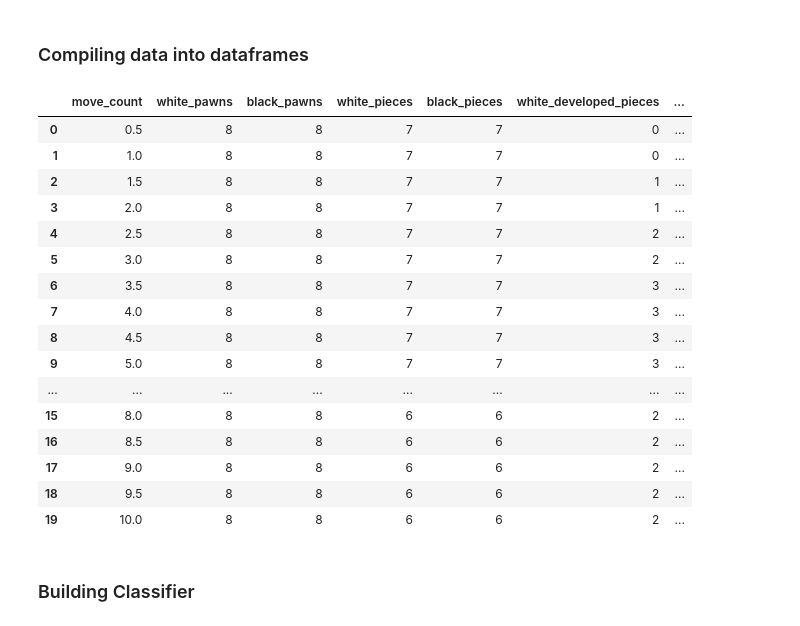
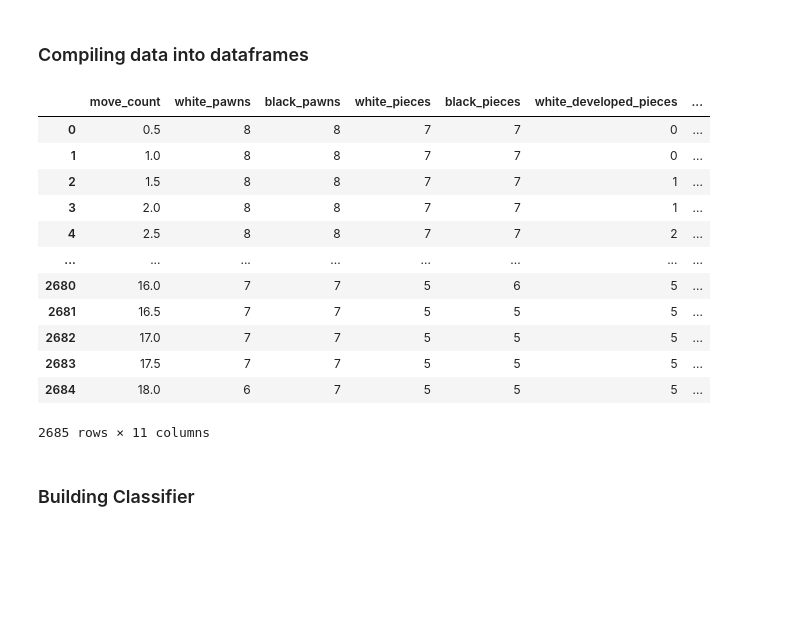
Before and after one commit to okeanskiy/online-chess-win-predictions, a Jupyter notebook: game_state_classifier.ipynb, the cells around one changed output. Drawn from its saved outputs; the diff is of its cells as text; code cells hidden in the pictures; blank space fills up the shorter version.

```diff
--- a/game_state_classifier.ipynb
+++ b/game_state_classifier.ipynb
@@ -71,45 +55,41 @@ for game in data['games']:
         if move_count < move_count_middle_game:
             game_state = 'OPEN'
         elif move_count < move_count_end_game:
             game_state = 'MID'
         else:
             game_state = 'END'
 
         row = {
             'move_count': move_count,
             'white_pawns': pieces_count['pawns']['white'],
             'black_pawns': pieces_count['pawns']['black'],
             'white_pieces': pieces_count['pieces']['white'],
             'black_pieces': pieces_count['pieces']['black'],
             'white_developed_pieces': developed_pieces_count['white'],
             'black_developed_pieces': developed_pieces_count['black'],
             'open_files': open_files_count,
             'white_passed_pawns': passed_pawns_count['white'],
             'black_passed_pawns': passed_pawns_count['black'],
             'game_state': game_state
         }
         rows.append(row)
 
 df = pd.DataFrame(rows)
-df.head(20)
+df
 # %% [output]
 |  | move_count | white_pawns | black_pawns | white_pieces | black_pieces | white_developed_pieces | ... |
 | 0 | 0.5 | 8 | 8 | 7 | 7 | 0 | ... |
 | 1 | 1.0 | 8 | 8 | 7 | 7 | 0 | ... |
 | 2 | 1.5 | 8 | 8 | 7 | 7 | 1 | ... |
 | 3 | 2.0 | 8 | 8 | 7 | 7 | 1 | ... |
 | 4 | 2.5 | 8 | 8 | 7 | 7 | 2 | ... |
-| 5 | 3.0 | 8 | 8 | 7 | 7 | 2 | ... |
-| 6 | 3.5 | 8 | 8 | 7 | 7 | 3 | ... |
-| 7 | 4.0 | 8 | 8 | 7 | 7 | 3 | ... |
-| 8 | 4.5 | 8 | 8 | 7 | 7 | 3 | ... |
-| 9 | 5.0 | 8 | 8 | 7 | 7 | 3 | ... |
 | ... | ... | ... | ... | ... | ... | ... | ... |
-| 15 | 8.0 | 8 | 8 | 6 | 6 | 2 | ... |
-| 16 | 8.5 | 8 | 8 | 6 | 6 | 2 | ... |
-| 17 | 9.0 | 8 | 8 | 6 | 6 | 2 | ... |
-| 18 | 9.5 | 8 | 8 | 6 | 6 | 2 | ... |
-| 19 | 10.0 | 8 | 8 | 6 | 6 | 2 | ... |
+| 2680 | 16.0 | 7 | 7 | 5 | 6 | 5 | ... |
+| 2681 | 16.5 | 7 | 7 | 5 | 5 | 5 | ... |
+| 2682 | 17.0 | 7 | 7 | 5 | 5 | 5 | ... |
+| 2683 | 17.5 | 7 | 7 | 5 | 5 | 5 | ... |
+| 2684 | 18.0 | 6 | 7 | 5 | 5 | 5 | ... |
+2685 rows × 11 columns
 # %% [markdown]
 ### Building Classifier
 # %%
```
Also changed, not shown: parts of 12 cells of this notebook, 3 other files.
